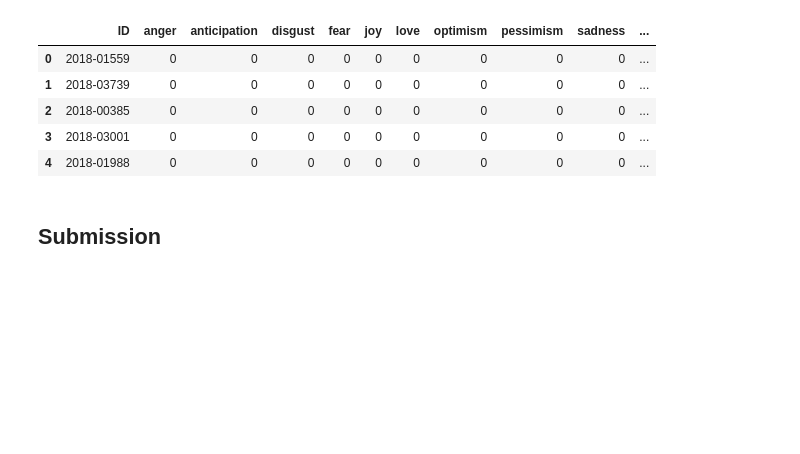
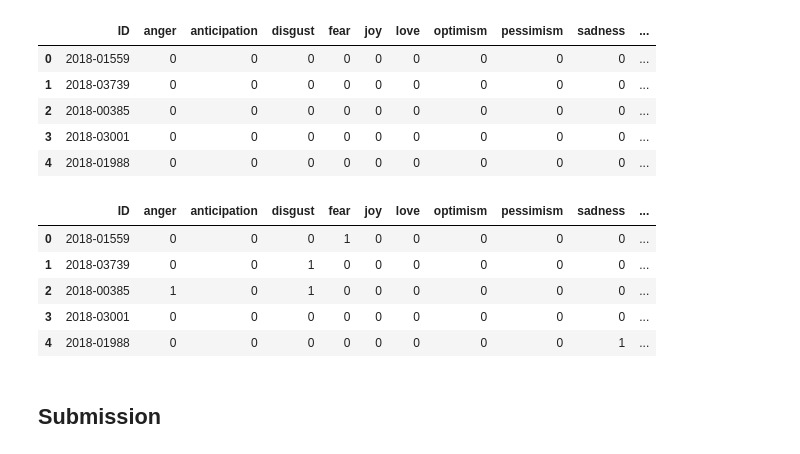
Before and after one commit to harikrishnad1997/BUAN_6342_Applied_Natural_Language_Processing, a Jupyter notebook: HW/Harikrishna_Dev_HW_6.ipynb, the cells around one changed output. Cells and saved outputs as stored; diff of their text form; code cells hidden in the pictures; blank space fills up the shorter version.

Commit message:
Adding HW6 submissions

```diff
--- a/HW/Harikrishna_Dev_HW_6.ipynb
+++ b/HW/Harikrishna_Dev_HW_6.ipynb
@@ -663,7 +769,15 @@ submission.head()
 | 3 | 2018-03001 | 0 | 0 | 0 | 0 | 0 | 0 | 0 | 0 | 0 | ... |
 | 4 | 2018-01988 | 0 | 0 | 0 | 0 | 0 | 0 | 0 | 0 | 0 | ... |
 # %%
-submission[label_columns] = test[label_columns]
+submission = test.drop(columns = ['Tweet'])
+submission.head()
+# %% [output]
+|  | ID | anger | anticipation | disgust | fear | joy | love | optimism | pessimism | sadness | ... |
+| 0 | 2018-01559 | 0 | 0 | 0 | 1 | 0 | 0 | 0 | 0 | 0 | ... |
+| 1 | 2018-03739 | 0 | 0 | 1 | 0 | 0 | 0 | 0 | 0 | 0 | ... |
+| 2 | 2018-00385 | 1 | 0 | 1 | 0 | 0 | 0 | 0 | 0 | 0 | ... |
+| 3 | 2018-03001 | 0 | 0 | 0 | 0 | 0 | 0 | 0 | 0 | 0 | ... |
+| 4 | 2018-01988 | 0 | 0 | 0 | 0 | 0 | 0 | 0 | 0 | 1 | ... |
 # %%
 submission.to_csv(model_folder/f'{classifier.model_name}_{date.today()}.csv', index = False)
 # %% [markdown]
```
Also changed, not shown: parts of 36 cells of this notebook, 1 other file.
